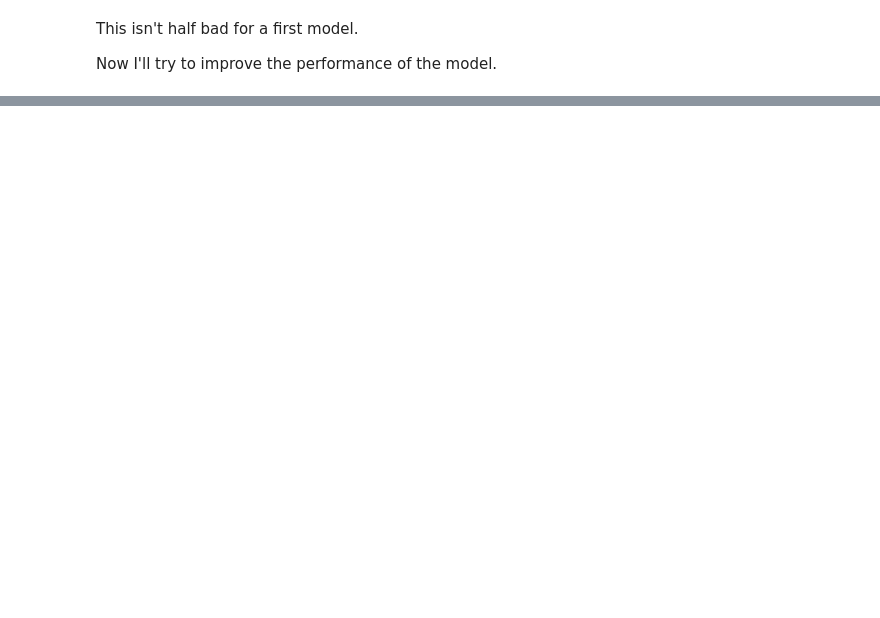
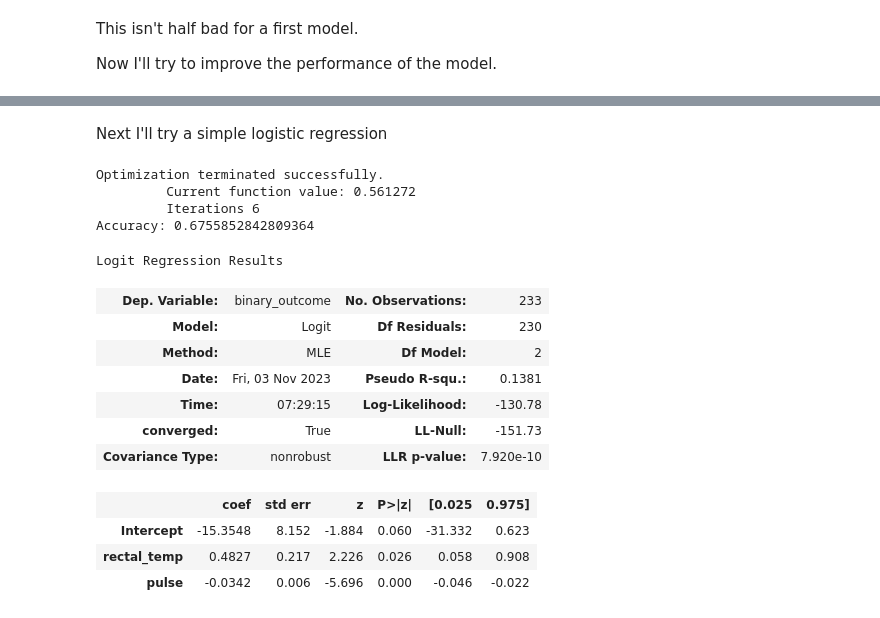
Before and after one commit to csharp14/horse-colic-project, a Jupyter notebook: ColicAnalysis.ipynb, the cells around one changed output, grey strips where cells are left out. Saved outputs shown, nothing was run; the diff lists cells and outputs as text; code cells hidden in the pictures; blank space fills up the shorter version.

```diff
--- a/ColicAnalysis.ipynb
+++ b/ColicAnalysis.ipynb
@@ -127,18 +94,21 @@ import graphing
 graphing.histogram(data, label_x = 'outcome_in_words')
 # %%
 # Split features into numeric and categorical features
-numeric_features = ['rectal_temp','pulse','resp_rate','nasogastric_reflux_PH',
-                    'packed_cell_volume','total_protein','abdomcentesis_total_protein',]
-categorical_features = ['had_surgery','age','temp_of_extremities',
-                        'peripheral_pulse','mucous_membrane','capillary_refill_time',
-                        'pain','peristalsis','abdominal_distension','nasogastric_tube',
-                        'nasogastric_reflux','rectal_examination_feces','abdomen',
-                        'had_surgical_lesion']
+# numeric_features = ['rectal_temp','pulse','resp_rate','nasogastric_reflux_PH',
+#                    'packed_cell_volume','total_protein','abdomcentesis_total_protein']
+numeric_features = ['rectal_temp','pulse','resp_rate']
+
+# categorical_features = ['had_surgery','age','temp_of_extremities',
+#                         'peripheral_pulse','mucous_membrane','capillary_refill_time',
+#                         'pain','peristalsis','abdominal_distension','nasogastric_tube',
+#                         'nasogastric_reflux','rectal_examination_feces','abdomen',
+#                         'had_surgical_lesion']
+categorical_features = ['had_surgery','age']
 
 # Convert data types to appropriate types
 for feat in numeric_features:
     data[feat] = pd.to_numeric(data[feat])
-
+    test_data[feat] = pd.to_numeric(test_data[feat])
 for feat in categorical_features:
     data[feat] = data[feat].astype('category')
-data.dtypes
+    test_data[feat] = test_data[feat].astype('category')
@@ -453,0 +313,40 @@ AUC: 0.8205
+# %% [markdown]
+Next I'll try a simple logistic regression
+# %%
+import statsmodels.formula.api as smf
+
+# This works best with fewer of the features
+model = smf.logit("binary_outcome ~ rectal_temp + pulse", data).fit()
+
+# Calculate accuracy
+def calculate_accuracy(model):
+    from sklearn.metrics import accuracy_score
+    '''
+    Calculates accuracy
+    '''
+    # Make estimations and convert to categories
+    death_predicted = model.predict(data) > 0.5
+
+    # Calculate what proportion were predicted correctly
+    # We can use sklearn to calculate accuracy for us
+    print("Accuracy:", accuracy_score(data.binary_outcome, death_predicted))
+
+calculate_accuracy(model)
+model.summary()
+# %% [output]
+Optimization terminated successfully.
+         Current function value: 0.561272
+         Iterations 6
+Accuracy: 0.6755852842809364
+Logit Regression Results
+| Dep. Variable: | binary_outcome | No. Observations: | 233 |
+| Model: | Logit | Df Residuals: | 230 |
+| Method: | MLE | Df Model: | 2 |
+| Date: | Fri, 03 Nov 2023 | Pseudo R-squ.: | 0.1381 |
+| Time: | 07:29:15 | Log-Likelihood: | -130.78 |
+| converged: | True | LL-Null: | -151.73 |
+| Covariance Type: | nonrobust | LLR p-value: | 7.920e-10 |
+|  | coef | std err | z | P>|z| | [0.025 | 0.975] |
+| Intercept | -15.3548 | 8.152 | -1.884 | 0.060 | -31.332 | 0.623 |
+| rectal_temp | 0.4827 | 0.217 | 2.226 | 0.026 | 0.058 | 0.908 |
+| pulse | -0.0342 | 0.006 | -5.696 | 0.000 | -0.046 | -0.022 |
```
Also changed, not shown: parts of 17 cells of this notebook.
